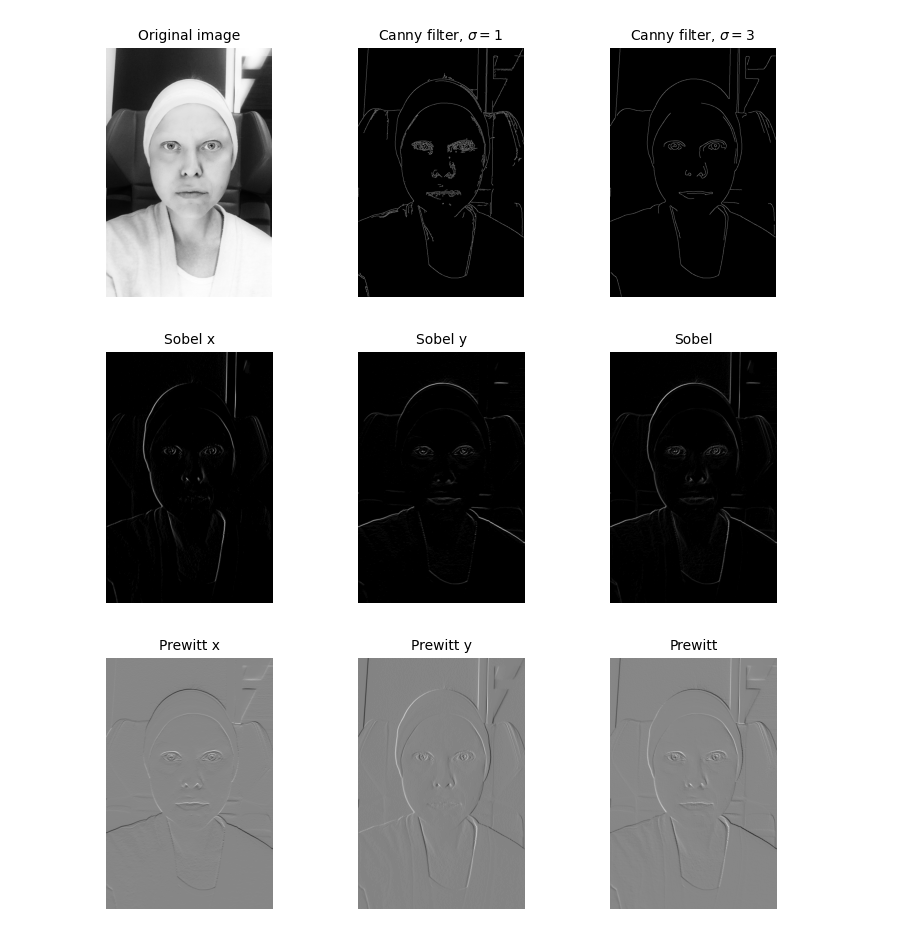
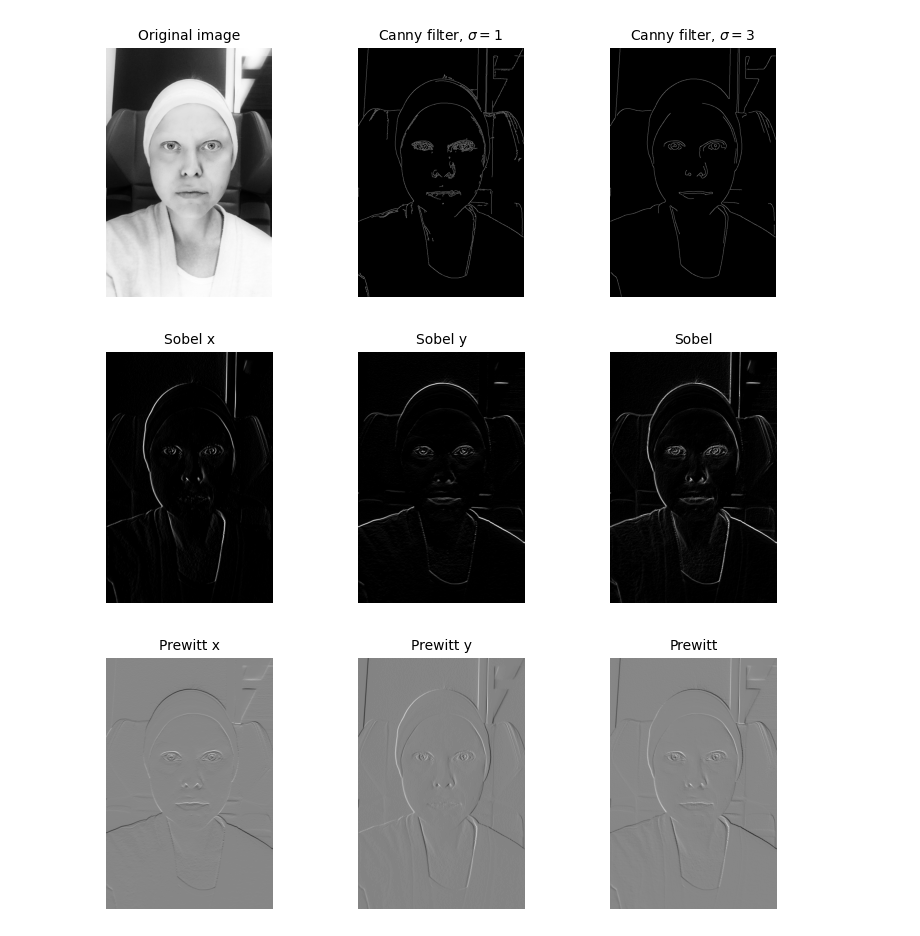
Before and after one commit to spribylova/Image, a Jupyter notebook: edge_detection.ipynb, the cells around one changed output. Drawn from its saved outputs; the diff is of its cells as text; code cells hidden in the pictures.

```diff
--- a/edge_detection.ipynb
+++ b/edge_detection.ipynb
@@ -25,11 +25,21 @@ from skimage.segmentation import felzenszwalb
 from skimage.color import label2rgb
 
 
-# Load image and convert into 2D numpy array
+# load image
 img = Image.open('test.jpeg')
+
+# convert image into numpy array
 numpydata = asarray(img)
+
+# convert image to gray scale
 numpydata_gray = color.rgb2gray(numpydata)
-img_gaussian = cv2.GaussianBlur(numpydata_gray,(3,3),0)
+
+# apply gaussian filter to remove gaussian noise from the picture, use the kernel width 3, kernel height 5
+# specify the standard deviation in the X and Y directions, sigmaX and sigmaY respectively
+# If only sigmaX is specified, sigmaY is taken as the same as sigmaX
+# If both sigmas are given as zeros, they are calculated from the kernel size
+
+img_gaussian = cv2.GaussianBlur(numpydata_gray,sigmaX=0.5,ksize=(3, 5))
 
 print('3D shape:', numpydata.shape)
 print('2D Type:', type(numpydata_gray))
@@ -203,30 +215,30 @@ plt.show()
 # %%
 # Sobel and Feldman, 1968
 
-img_sobelx = cv2.Sobel(img_gaussian,cv2.CV_8U,1,0,ksize=5)
-img_sobely = cv2.Sobel(img_gaussian,cv2.CV_8U,0,1,ksize=5)
+img_sobelx = cv2.Sobel(img_gaussian,cv2.CV_8U, 1, 0, ksize=7, scale = 1)
+img_sobely = cv2.Sobel(img_gaussian,cv2.CV_8U, 0, 1, ksize=7, scale = 1)
 img_sobel = img_sobelx + img_sobely
 
 
 # display results
 fig, ax = plt.subplots(nrows=1, ncols=3, figsize=(8, 3))
 
 ax[0].imshow(img_sobelx, cmap='gray')
 ax[0].set_title('Sobel x', fontsize=10)
 
 ax[1].imshow(img_sobely, cmap='gray')
 ax[1].set_title('Sobel y', fontsize=10)
 
 ax[2].imshow(img_sobel, cmap='gray')
 ax[2].set_title('Sobel', fontsize=10)
 
 for a in ax:
     a.axis('off')
 
 fig.tight_layout()
 plt.show()
 # %% [output]
-[figure, old version]
+[figure, new version]
 # %%
 # Judith Martha Prewitt, 1978
 
```
Also changed, not shown: parts of 4 cells of this notebook, 1 other file.
